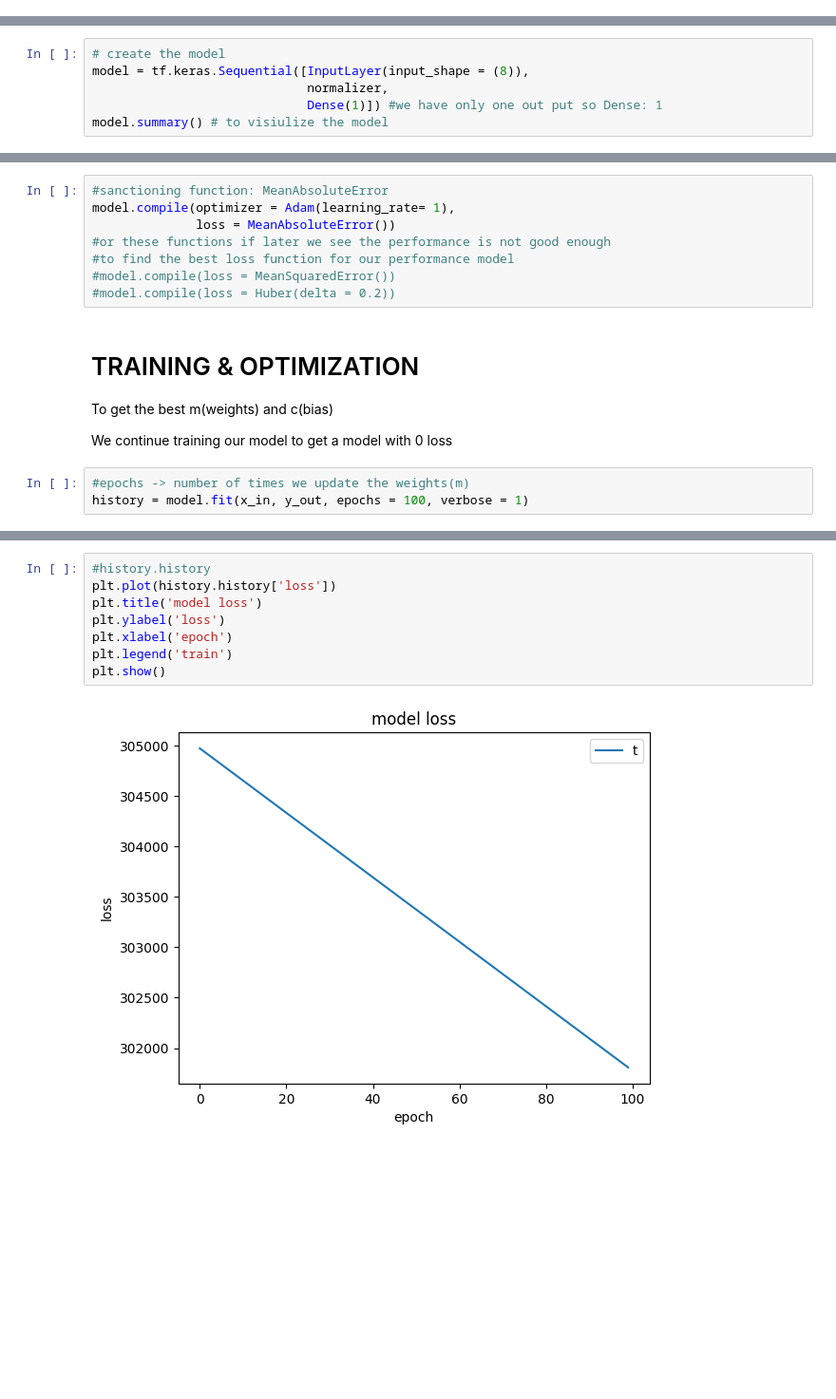
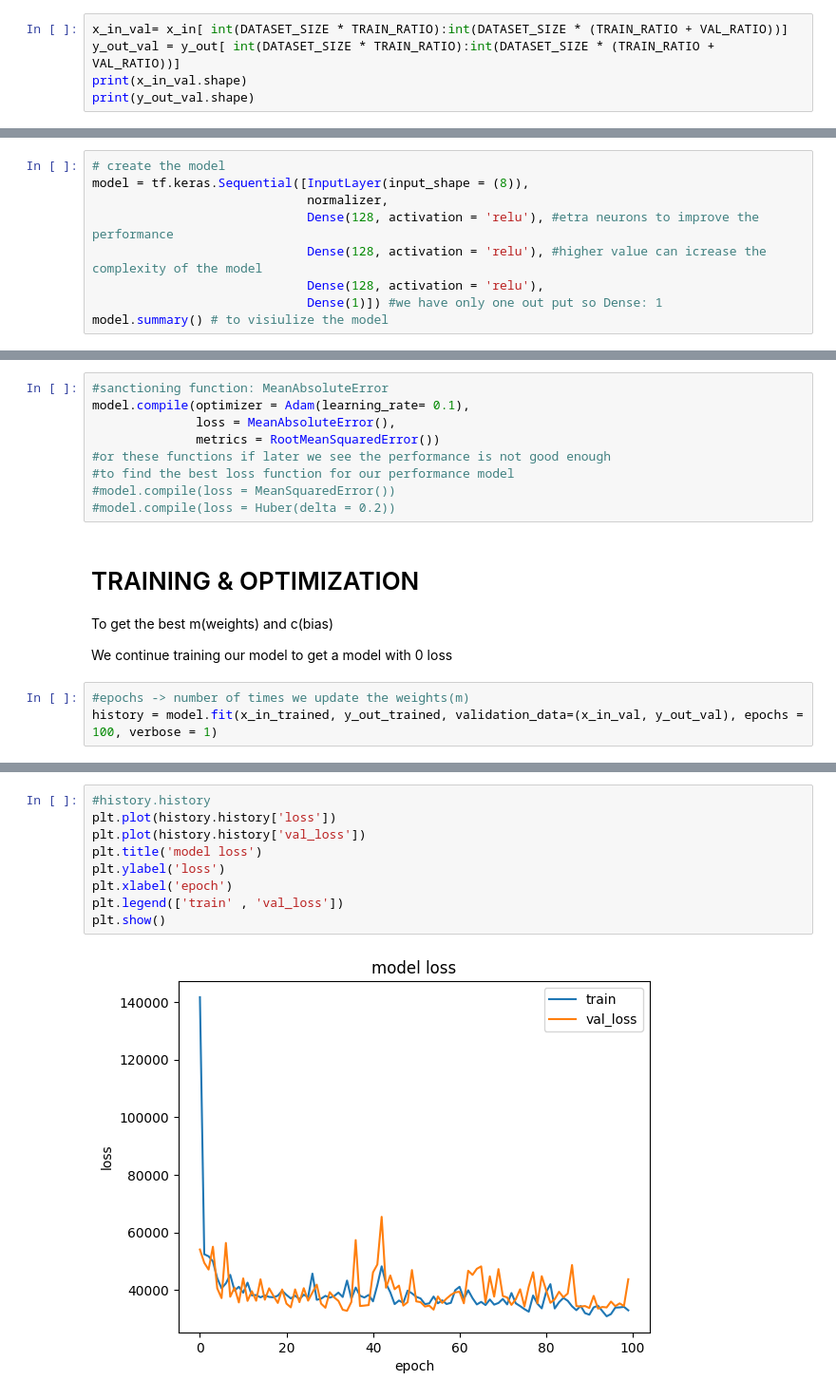
Before and after one commit to Soodeh84/DL_for_Computervision, a Jupyter notebook: NeuralNetworks_CarPricePrediction.ipynb, the cells around one changed output, grey strips where cells are left out. Shown at 95% size. Cells and saved outputs as stored; diff of their text form; blank space fills up the shorter version.

Commit message:
Performance, validation, testing, and corrective measurements

```diff
--- a/NeuralNetworks_CarPricePrediction.ipynb
+++ b/NeuralNetworks_CarPricePrediction.ipynb
@@ -66,0 +82,5 @@ normalize the data by adopting the normalization to each column before training
+# %%
+x_in_val= x_in[ int(DATASET_SIZE * TRAIN_RATIO):int(DATASET_SIZE * (TRAIN_RATIO + VAL_RATIO))]
+y_out_val = y_out[ int(DATASET_SIZE * TRAIN_RATIO):int(DATASET_SIZE * (TRAIN_RATIO + VAL_RATIO))]
+print(x_in_val.shape)
+print(y_out_val.shape)
@@ -90,6 +121,9 @@ array([[-0.90849864, -0.6602661 ,  0.7217796 , -0.9181598 ,  0.16820498,
 # create the model
 model = tf.keras.Sequential([InputLayer(input_shape = (8)),
                              normalizer,
+                             Dense(128, activation = 'relu'), #etra neurons to improve the performance
+                             Dense(128, activation = 'relu'), #higher value can icrease the complexity of the model
+                             Dense(128, activation = 'relu'),
                              Dense(1)]) #we have only one out put so Dense: 1
 model.summary() # to visiulize the model
 # %% [output]
@@ -122,8 +162,9 @@ compare the actual output with the predicted output from our model and minimize
 - [Huber](https://www.tensorflow.org/api_docs/python/tf/keras/losses/Huber)
 # %%
 #sanctioning function: MeanAbsoluteError
-model.compile(optimizer = Adam(learning_rate= 1),
-              loss = MeanAbsoluteError())
+model.compile(optimizer = Adam(learning_rate= 0.1),
+              loss = MeanAbsoluteError(),
+              metrics = RootMeanSquaredError())
 #or these functions if later we see the performance is not good enough
 #to find the best loss function for our performance model
 #model.compile(loss = MeanSquaredError())
@@ -136,6 +177,6 @@ To get the best m(weights) and c(bias)
 We continue training our model to get a model with 0 loss
 # %%
 #epochs -> number of times we update the weights(m)
-history = model.fit(x_in, y_out, epochs = 100, verbose = 1)
+history = model.fit(x_in_trained, y_out_trained, validation_data=(x_in_val, y_out_val), epochs = 100, verbose = 1)
 # %% [output]
 Epoch 1/100
@@ -158,10 +199,11 @@ Epoch 100/100
 # %%
 #history.history
 plt.plot(history.history['loss'])
+plt.plot(history.history['val_loss'])
 plt.title('model loss')
 plt.ylabel('loss')
 plt.xlabel('epoch')
-plt.legend('train')
+plt.legend(['train' , 'val_loss'])
 plt.show()
 # %% [output]
-[figure, old version]
+[figure, new version]
```
Also changed, not shown: parts of 27 cells of this notebook.
